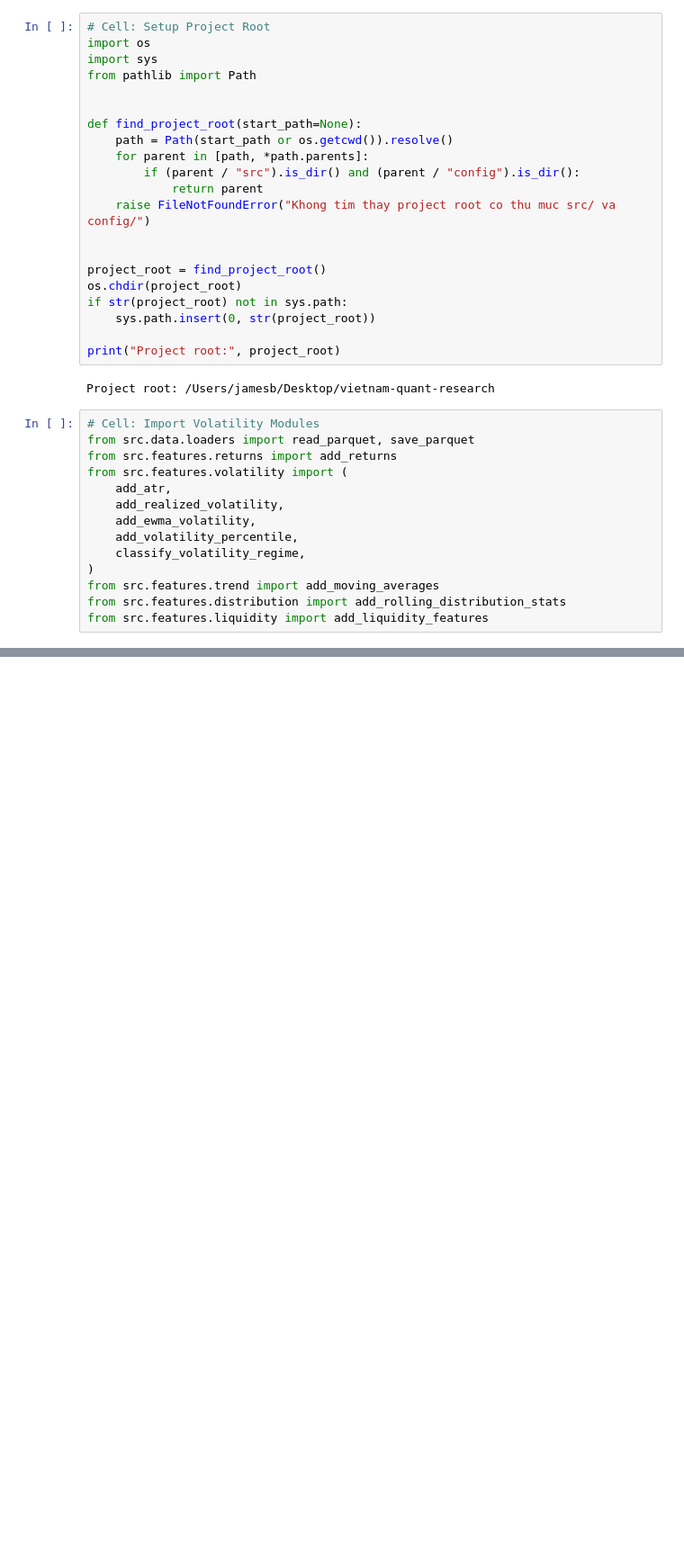
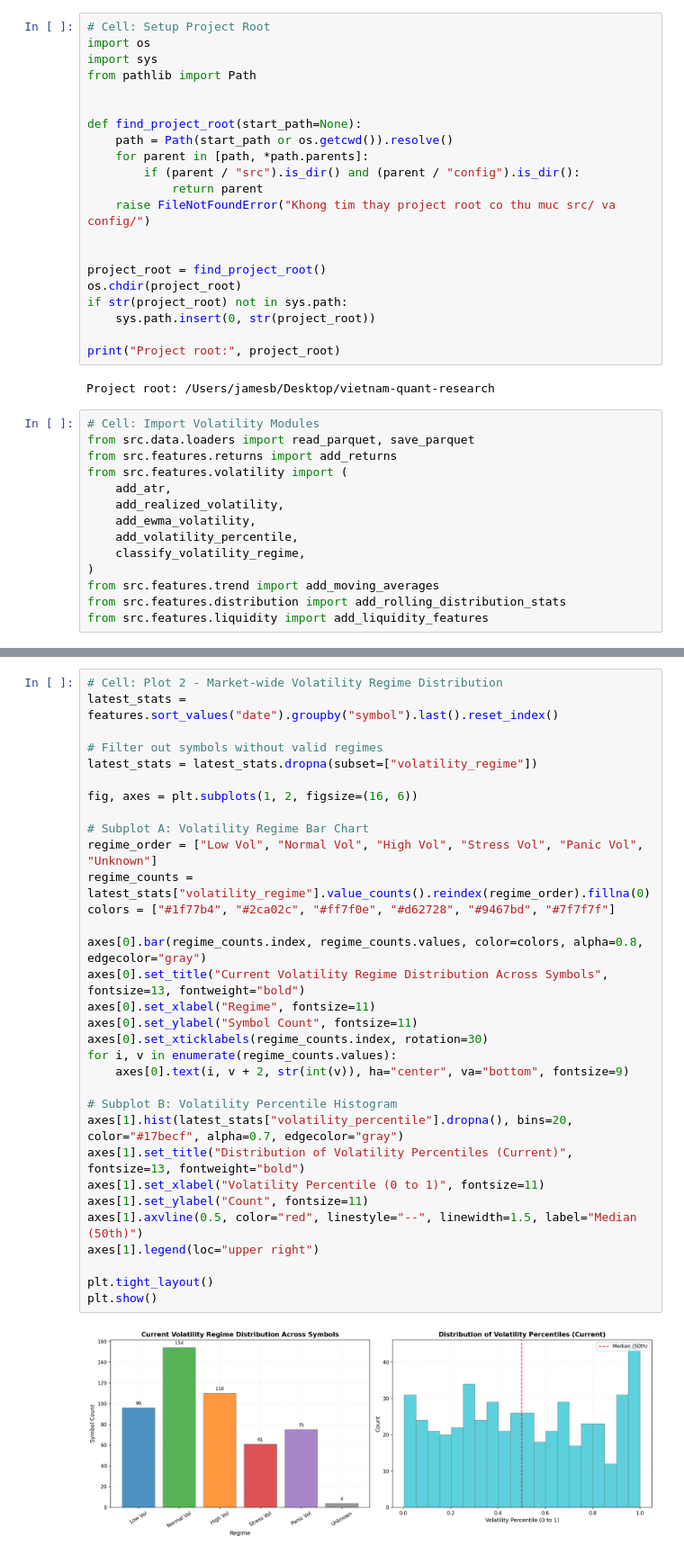
Before and after one commit to ArthurtheFin/vietnam-quant-research, a Jupyter notebook: notebooks/02_market_research/05_volatility_regime.ipynb, the cells around one changed output, grey strips where cells are left out. Shown at 90% size. Cells and saved outputs as stored; diff of their text form; blank space fills up the shorter version.

```diff
--- a/notebooks/02_market_research/05_volatility_regime.ipynb
+++ b/notebooks/02_market_research/05_volatility_regime.ipynb
@@ -105,0 +164,34 @@ Name: count, dtype: int64
+# %%
+# Cell: Plot 2 - Market-wide Volatility Regime Distribution
+latest_stats = features.sort_values("date").groupby("symbol").last().reset_index()
+
+# Filter out symbols without valid regimes
+latest_stats = latest_stats.dropna(subset=["volatility_regime"])
+
+fig, axes = plt.subplots(1, 2, figsize=(16, 6))
+
+# Subplot A: Volatility Regime Bar Chart
+regime_order = ["Low Vol", "Normal Vol", "High Vol", "Stress Vol", "Panic Vol", "Unknown"]
+regime_counts = latest_stats["volatility_regime"].value_counts().reindex(regime_order).fillna(0)
+colors = ["#1f77b4", "#2ca02c", "#ff7f0e", "#d62728", "#9467bd", "#7f7f7f"]
+
+axes[0].bar(regime_counts.index, regime_counts.values, color=colors, alpha=0.8, edgecolor="gray")
+axes[0].set_title("Current Volatility Regime Distribution Across Symbols", fontsize=13, fontweight="bold")
+axes[0].set_xlabel("Regime", fontsize=11)
+axes[0].set_ylabel("Symbol Count", fontsize=11)
+axes[0].set_xticklabels(regime_counts.index, rotation=30)
+for i, v in enumerate(regime_counts.values):
+    axes[0].text(i, v + 2, str(int(v)), ha="center", va="bottom", fontsize=9)
+
+# Subplot B: Volatility Percentile Histogram
+axes[1].hist(latest_stats["volatility_percentile"].dropna(), bins=20, color="#17becf", alpha=0.7, edgecolor="gray")
+axes[1].set_title("Distribution of Volatility Percentiles (Current)", fontsize=13, fontweight="bold")
+axes[1].set_xlabel("Volatility Percentile (0 to 1)", fontsize=11)
+axes[1].set_ylabel("Count", fontsize=11)
+axes[1].axvline(0.5, color="red", linestyle="--", linewidth=1.5, label="Median (50th)")
+axes[1].legend(loc="upper right")
+
+plt.tight_layout()
+plt.show()
+# %% [output]
+[figure, added]
```
Also changed, not shown: parts of 8 cells of this notebook, 8 other files.
